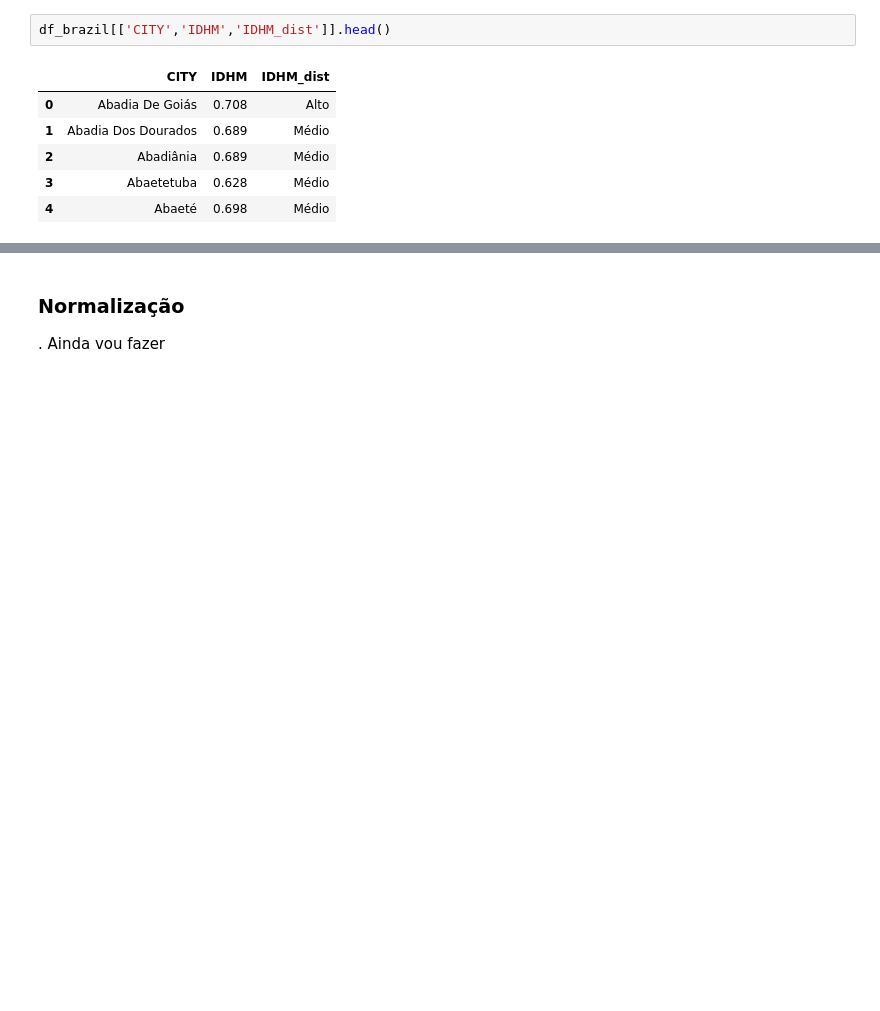
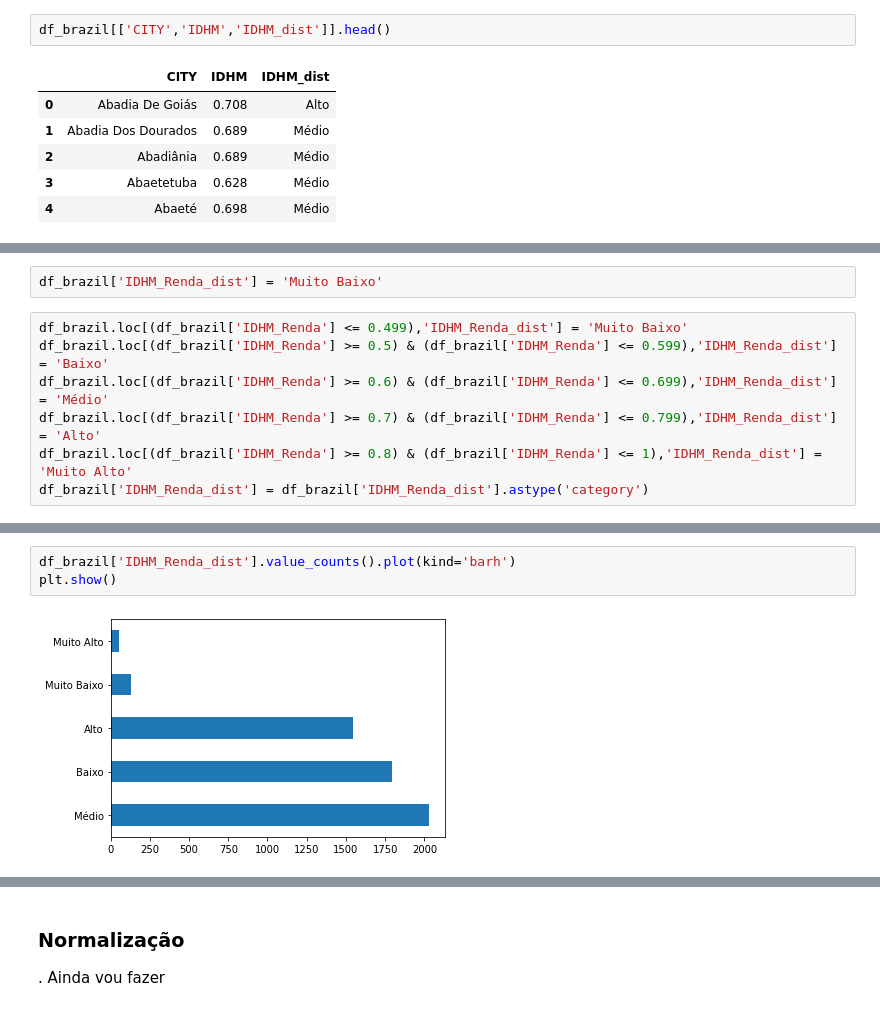
Before and after one commit to leydsonbarros/Brazilian_Cities, a Jupyter notebook: brazilian_cities.ipynb, the cells around one changed output, grey strips where cells are left out. Cells and saved outputs as stored; diff of their text form; blank space fills up the shorter version.

```diff
--- a/brazilian_cities.ipynb
+++ b/brazilian_cities.ipynb
@@ -273,0 +316,9 @@ df_brazil[['CITY','IDHM','IDHM_dist']].head()
+# %%
+df_brazil['IDHM_Renda_dist'] = 'Muito Baixo'
+# %%
+df_brazil.loc[(df_brazil['IDHM_Renda'] <= 0.499),'IDHM_Renda_dist'] = 'Muito Baixo'
+df_brazil.loc[(df_brazil['IDHM_Renda'] >= 0.5) & (df_brazil['IDHM_Renda'] <= 0.599),'IDHM_Renda_dist'] = 'Baixo'
+df_brazil.loc[(df_brazil['IDHM_Renda'] >= 0.6) & (df_brazil['IDHM_Renda'] <= 0.699),'IDHM_Renda_dist'] = 'Médio'
+df_brazil.loc[(df_brazil['IDHM_Renda'] >= 0.7) & (df_brazil['IDHM_Renda'] <= 0.799),'IDHM_Renda_dist'] = 'Alto'
+df_brazil.loc[(df_brazil['IDHM_Renda'] >= 0.8) & (df_brazil['IDHM_Renda'] <= 1),'IDHM_Renda_dist'] = 'Muito Alto'
+df_brazil['IDHM_Renda_dist'] = df_brazil['IDHM_Renda_dist'].astype('category')
@@ -273,0 +338,5 @@ df_brazil[['CITY','IDHM','IDHM_dist']].head()
+# %%
+df_brazil['IDHM_Renda_dist'].value_counts().plot(kind='barh')
+plt.show()
+# %% [output]
+[figure, added]
```
Also changed, not shown: parts of 80 cells of this notebook.
